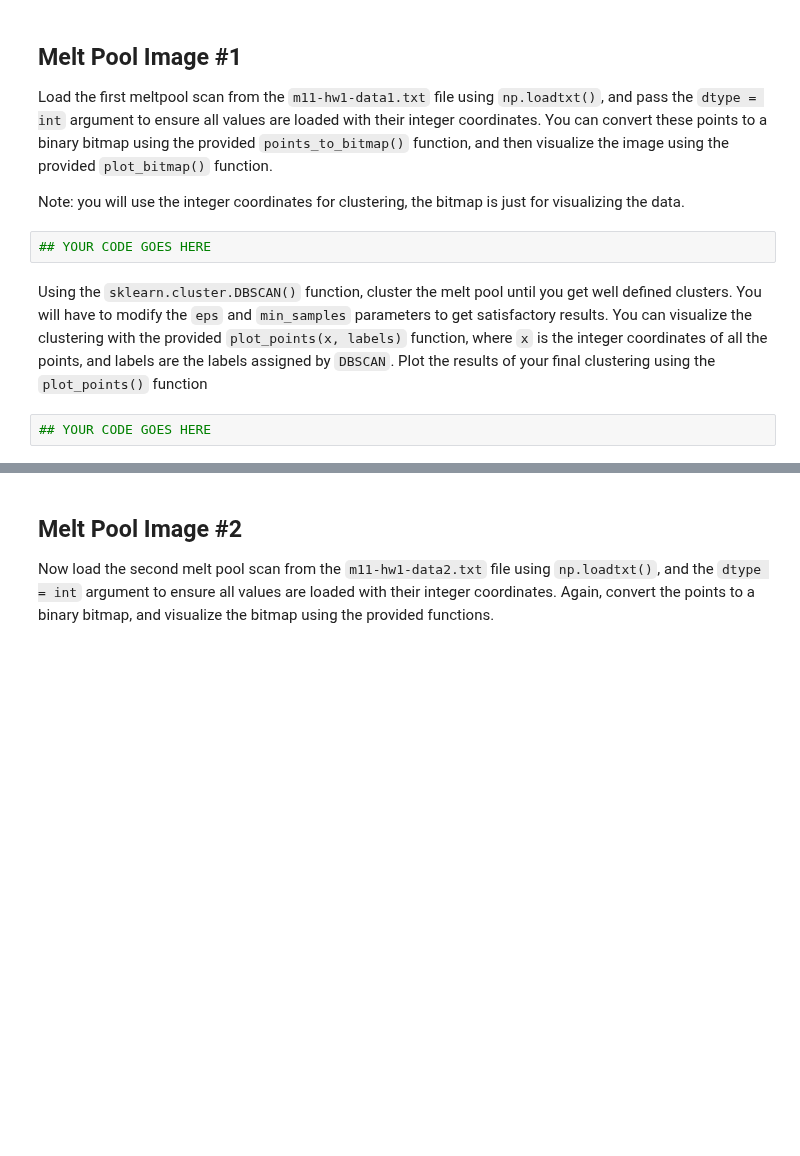
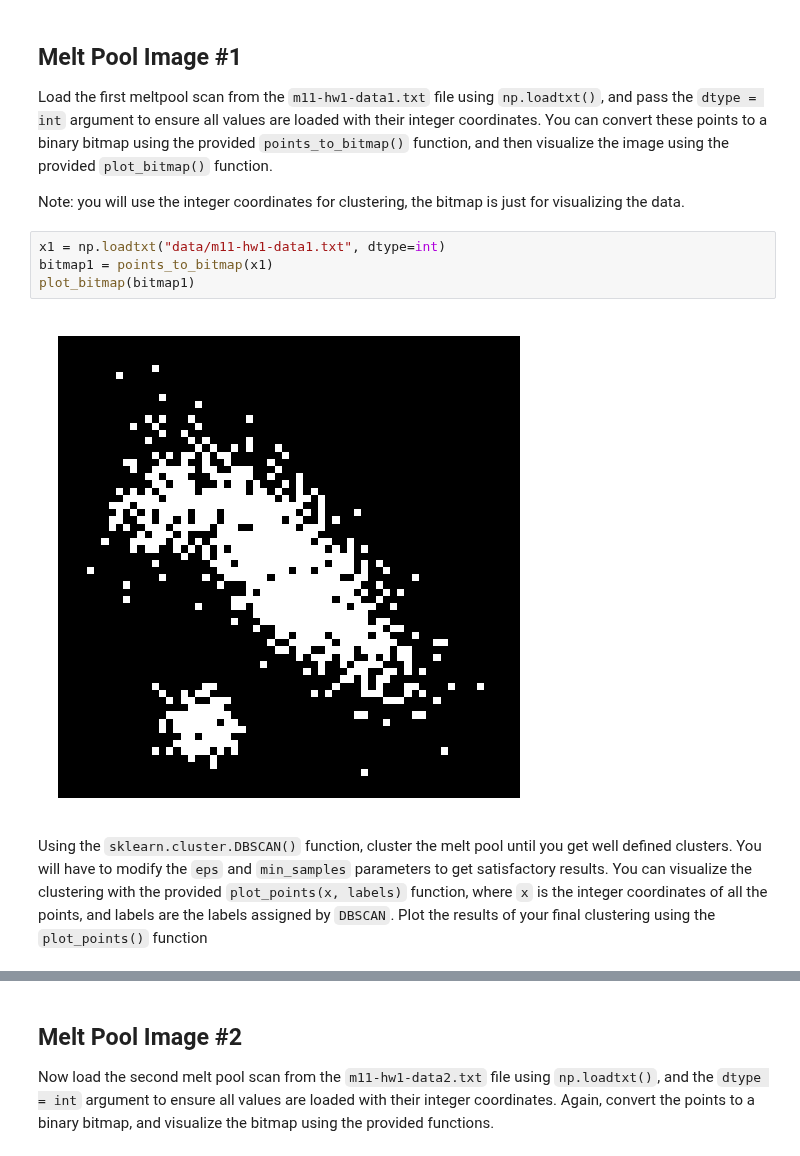
Before and after one commit to judson35/AI-ML, a Jupyter notebook: HW11/M11-HW1.ipynb, the cells around one changed output, grey strips where cells are left out. Cells and saved outputs as stored; diff of their text form; blank space fills up the shorter version.

```diff
--- a/HW11/M11-HW1.ipynb
+++ b/HW11/M11-HW1.ipynb
@@ -46,9 +46,11 @@ def plot_points(x, labels):
 Load the first meltpool scan from the `m11-hw1-data1.txt` file using `np.loadtxt()`, and pass the `dtype = int` argument to ensure all values are loaded with their integer coordinates. You can convert these points to a binary bitmap using the provided `points_to_bitmap()` function, and then visualize the image using the provided `plot_bitmap()` function.
 
 Note: you will use the integer coordinates for clustering, the bitmap is just for visualizing the data.
-# %%
-## YOUR CODE GOES HERE
+# %%
+x1 = np.loadtxt("data/m11-hw1-data1.txt", dtype=int)
+bitmap1 = points_to_bitmap(x1)
+plot_bitmap(bitmap1)
+# %% [output]
+[figure, added]
 # %% [markdown]
 Using the `sklearn.cluster.DBSCAN()` function, cluster the melt pool until you get well defined clusters. You will have to modify the `eps` and `min_samples` parameters to get satisfactory results. You can visualize the clustering with the provided `plot_points(x, labels)` function, where `x` is the integer coordinates of all the points, and labels are the labels assigned by `DBSCAN`. Plot the results of your final clustering using the `plot_points()` function
-# %%
-## YOUR CODE GOES HERE
```
Also changed, not shown: parts of 7 cells of this notebook, 1 other file.
